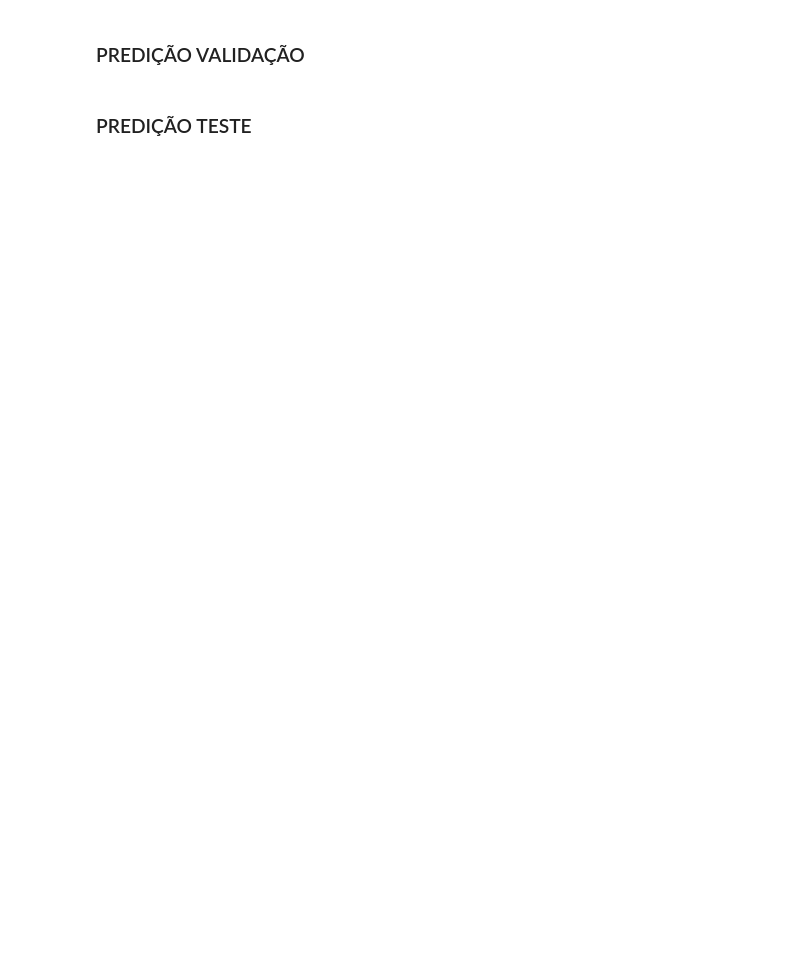
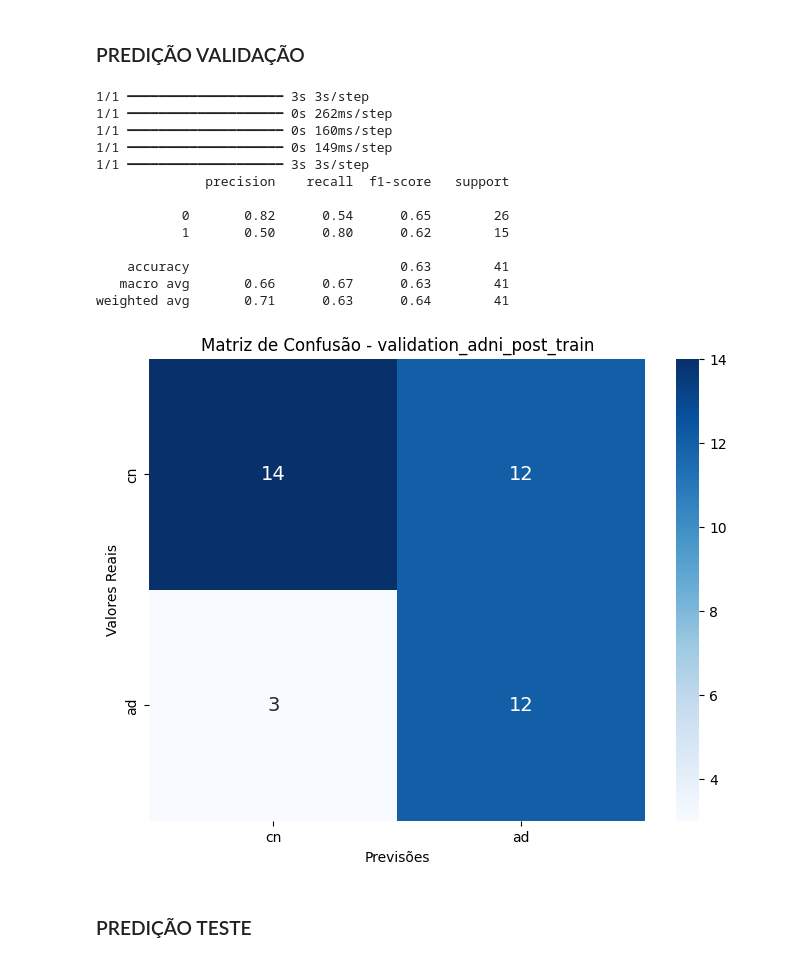
Before and after one commit to brunopmont/Alzheimer-CNN-Detection, a Jupyter notebook: cnn/transfer_learning.ipynb, the cells around one changed output. Saved outputs shown, nothing was run; the diff lists cells and outputs as text; code cells hidden in the pictures; blank space fills up the shorter version.

```diff
--- a/cnn/transfer_learning.ipynb
+++ b/cnn/transfer_learning.ipynb
@@ -314,16 +383,28 @@ gc.collect()
 # %%
-train_images_fine_tunning, train_labels_fine_tunning, train_paths_fine_tunning, class_labels_fine_tunning = load_nifti_data_balanced_preallocated(
+train_images_fine_tunning, train_labels_fine_tunning, train_paths_fine_tunning, class_labels_fine_tunning = proc_dados.load_nifti_data_balanced_preallocated(
     fine_tunning_train_dir,
     oasis_class_names,
-    augment=True
+    augment=False
 )
 
 print(f"N treino: {len(train_images_fine_tunning)}")
 
-val_images_fine_tunning, val_labels_fine_tunning, val_paths_fine_tunning, _ = load_nifti_data_balanced_preallocated(
+val_images_fine_tunning, val_labels_fine_tunning, val_paths_fine_tunning, _ = proc_dados.load_nifti_data_balanced_preallocated(
     fine_tunning_val_dir,
     oasis_class_names,
-    augment=True
+    augment=False
 )
 
-print(f"N validation: {len(val_paths_fine_tunning)}")
+print(f"N validatio antes: {len(val_paths_fine_tunning)}")
+
+val_images_fine_tunning, test_images_fine_tunning, val_labels_fine_tunning, test_labels_fine_tunning, val_paths_fine_tunning, test_paths_fine_tunning = train_test_split(
+    val_images_fine_tunning,
+    val_labels_fine_tunning,
+    val_paths_fine_tunning,
+    train_size=0.6,
+    test_size=0.4,
+    random_state=42
+)
+
+print(f"N validation depois: {len(val_paths_fine_tunning)}")
+print(f"N teste: {len(test_paths_fine_tunning)}")
@@ -359,7 +459,7 @@ for layer in model.layers[:7]:
 # 3. Recompilar
 # Usar mesmo learning_rate do pre_treino
 model.compile(optimizer=tf.keras.optimizers.Adam(learning_rate=0.0005),
-                loss='categorical_crossentropy',
-                metrics=['categorical_accuracy'])
+                loss='binary_crossentropy',
+                metrics=['binary_accuracy'])
 
 model.summary()
@@ -366,11 +497,11 @@ model.summary()
 # %%
-batch_size = 64
+batch_size = 10
 
 steps_per_epoch = math.ceil(len(train_images_fine_tunning) / batch_size)
 validation_steps = math.ceil(len(val_images_fine_tunning) / batch_size)
 
-train_generator_fine_tunning = proc_dados_nifti_data_generator_3d(train_images_fine_tunning, train_labels_fine_tunning, batch_size)
-val_generator_fine_tunning = proc_dados_nifti_data_generator_3d(val_images_fine_tunning, val_labels_fine_tunning, batch_size)
+train_generator_fine_tunning = proc_dados.nifti_data_generator_3d(train_images_fine_tunning, train_labels_fine_tunning, batch_size)
+val_generator_fine_tunning = proc_dados.nifti_data_generator_3d(val_images_fine_tunning, val_labels_fine_tunning, batch_size)
 
 # Callbacks
 csv_filename = 'log_treino_fase2.csv'
@@ -380,10 +511,10 @@ callbacks_list = [
     EarlyStopping(monitor='val_loss', patience=30, verbose=1),
     ReduceLROnPlateau(monitor='val_loss', factor=0.5, patience=30, verbose=1),
     CSVLogger(os.path.join(results_dir, csv_filename)),
-    ModelCheckpoint(filepath=checkpoint_path, monitor='val_categorical_accuracy', save_best_only=True, mode='max')
+    ModelCheckpoint(filepath=checkpoint_path, monitor='val_binary_accuracy', save_best_only=True, mode='max')
 ]
 # %%
-epochs = 200 # Fine-tuning geralmente requer menos épocas
+epochs = 100 # Fine-tuning geralmente requer menos épocas
 
 print(f"Iniciando treinamento FASE {fase_atual} por {epochs} épocas...")
 
@@ -405,16 +565,31 @@ met_vil.plot_training_history(history_fine_tunning, f"{results_dir}/final", "fin
 # %%
 # Realizar predições para dados do conjunto validação
 val_pred_labels_post_train, val_true_labels_post_train, val_pred_post_train = met_vil.get_predictions(val_images_fine_tunning, val_labels_fine_tunning, batch_size, model)
 
 # Obter métricas da valiadação e salvá-las em um arquivo
 met_vil.get_classification_report(val_true_labels_post_train, val_pred_labels_post_train, f"{results_dir}/final", 'validation_adni_post_train')
 
 # Obter matriz de confusão
-met_vil.plot_confusion_matrix(val_true_labels_post_train, val_pred_labels_post_train, f"{results_dir}/final", 'validation_adni_post_train', oasis_class_names)
+met_vil.plot_confusion_matrix(val_true_labels_post_train, val_pred_labels_post_train, f"{results_dir}/final", 'validation_adni_post_train', ["cn", "ad"])
 
 # Criar pdf com predições
 val_pdf_path_post_train = os.path.join(f"{results_dir}/final", "validation_adni_predictions_post_train.pdf")
-met_vil.create_pdf(val_paths_fine_tunning, val_images_fine_tunning, val_true_labels_post_train, val_pred_labels_post_train, val_pred_post_train, val_pdf_path_post_train, oasis_class_names)
+met_vil.create_pdf(val_paths_fine_tunning, val_images_fine_tunning, val_true_labels_post_train, val_pred_labels_post_train, val_pred_post_train, val_pdf_path_post_train, ["cn", "ad"])
+# %% [output]
+1/1 ━━━━━━━━━━━━━━━━━━━━ 3s 3s/step
+1/1 ━━━━━━━━━━━━━━━━━━━━ 0s 262ms/step
+1/1 ━━━━━━━━━━━━━━━━━━━━ 0s 160ms/step
+1/1 ━━━━━━━━━━━━━━━━━━━━ 0s 149ms/step
+1/1 ━━━━━━━━━━━━━━━━━━━━ 3s 3s/step
+              precision    recall  f1-score   support
+
+           0       0.82      0.54      0.65        26
+           1       0.50      0.80      0.62        15
+
+    accuracy                           0.63        41
+   macro avg       0.66      0.67      0.63        41
+weighted avg       0.71      0.63      0.64        41
+[figure, added]
 # %% [markdown]
 ### PREDIÇÃO TESTE
 # %%
```
Also changed, not shown: parts of 23 cells of this notebook, 11 other files.
